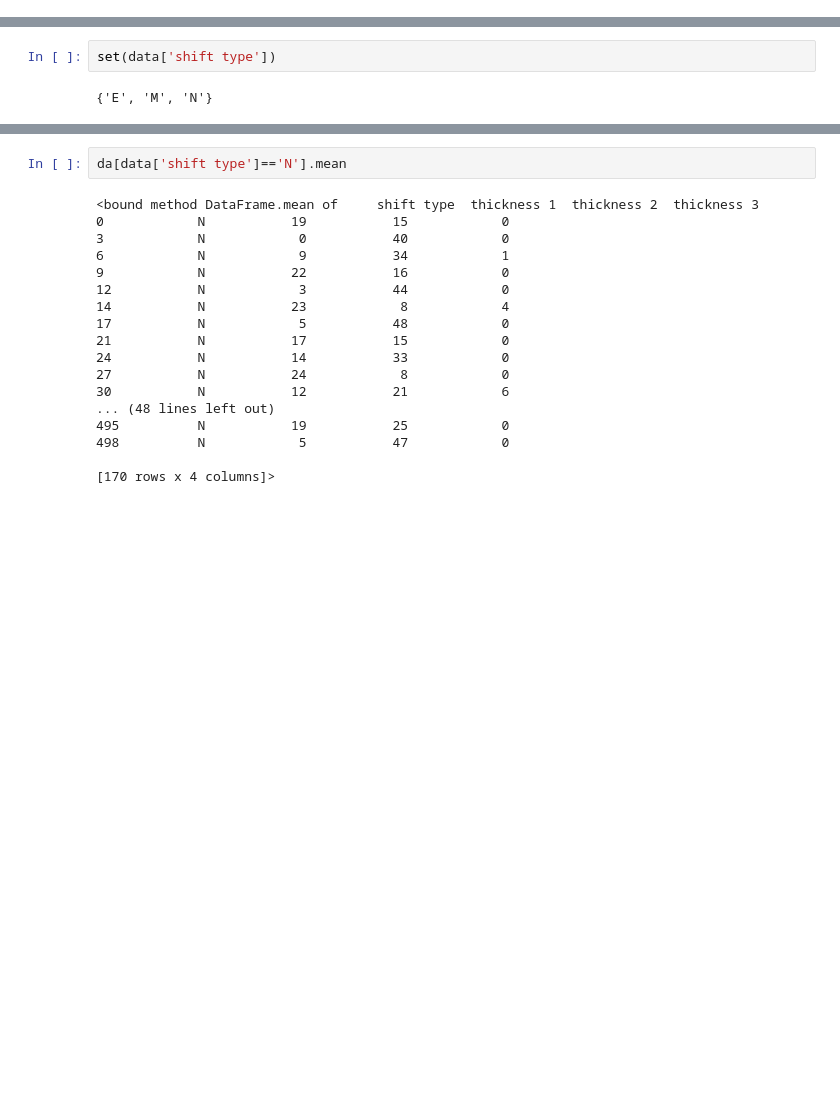
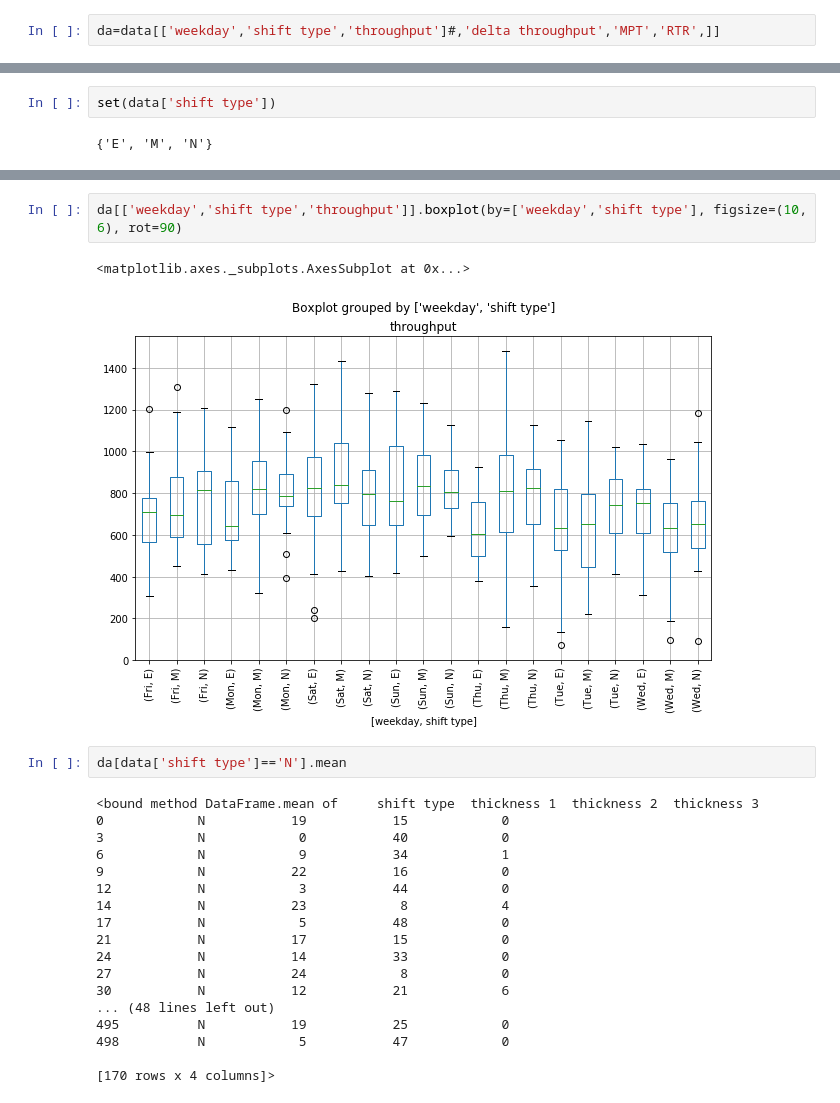
Before and after one commit to pwaila/scm, a Jupyter notebook: case_study.ipynb, the cells around one changed output, grey strips where cells are left out. Drawn from its saved outputs; the diff is of its cells as text; blank space fills up the shorter version.

```diff
--- a/case_study.ipynb
+++ b/case_study.ipynb
@@ -25,0 +24,2 @@ da=data[['shift type','thickness 1','thickness 2','thickness 3']]
+# %%
+da=data[['weekday','shift type','throughput']#,'delta throughput','MPT','RTR',]]
@@ -30,3 +71,8 @@ set(data['shift type'])
+# %%
+da[['weekday','shift type','throughput']].boxplot(by=['weekday','shift type'], figsize=(10, 6), rot=90)
+# %% [output]
+<matplotlib.axes._subplots.AxesSubplot at 0x...>
+[figure, added]
 # %%
 da[data['shift type']=='N'].mean
 # %% [output]
```
Also changed, not shown: parts of 3 cells of this notebook.
